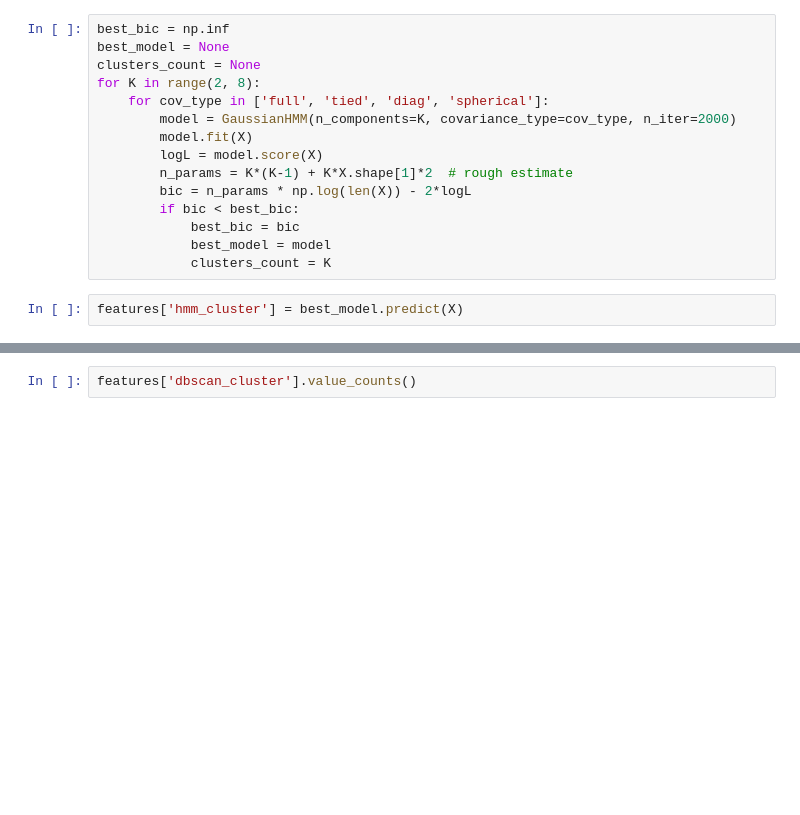
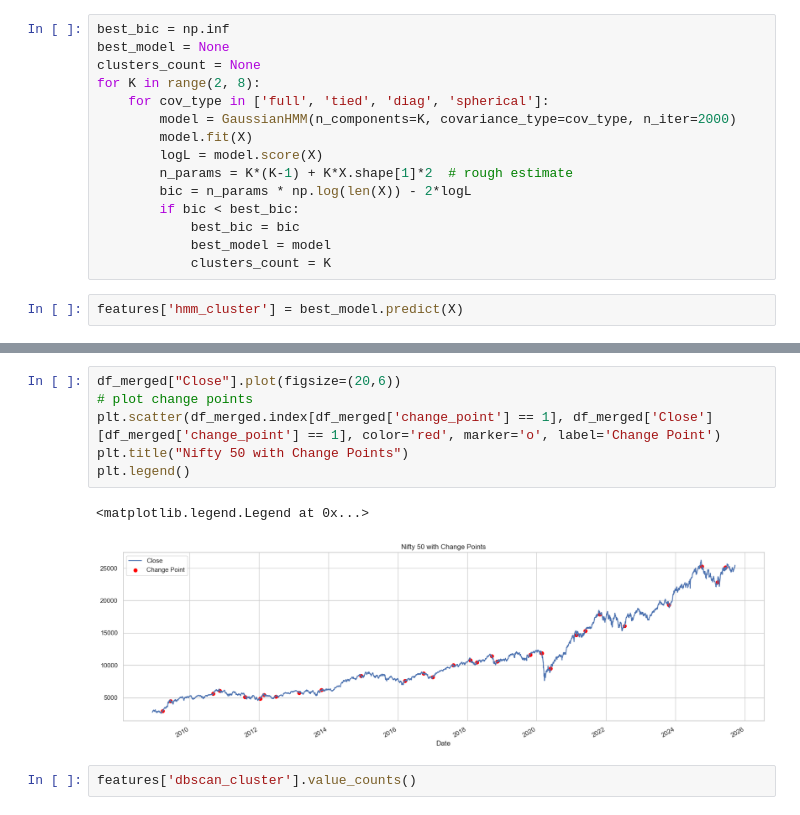
Before and after one commit to gautamnaik1994/ml-index-regime-detection, a Jupyter notebook: notebooks/03.regime_detection.ipynb, the cells around one changed output, grey strips where cells are left out. Drawn from its saved outputs; the diff is of its cells as text; blank space fills up the shorter version.

```diff
--- a/notebooks/03.regime_detection.ipynb
+++ b/notebooks/03.regime_detection.ipynb
@@ -310,3 +255,12 @@ plt.show()
+# %%
+df_merged["Close"].plot(figsize=(20,6))
+# plot change points
+plt.scatter(df_merged.index[df_merged['change_point'] == 1], df_merged['Close'][df_merged['change_point'] == 1], color='red', marker='o', label='Change Point')
+plt.title("Nifty 50 with Change Points")
+plt.legend()
+# %% [output]
+<matplotlib.legend.Legend at 0x...>
+[figure, added]
 # %%
 features['dbscan_cluster'].value_counts()
 # %% [output]
```
Also changed, not shown: parts of 39 cells of this notebook.
